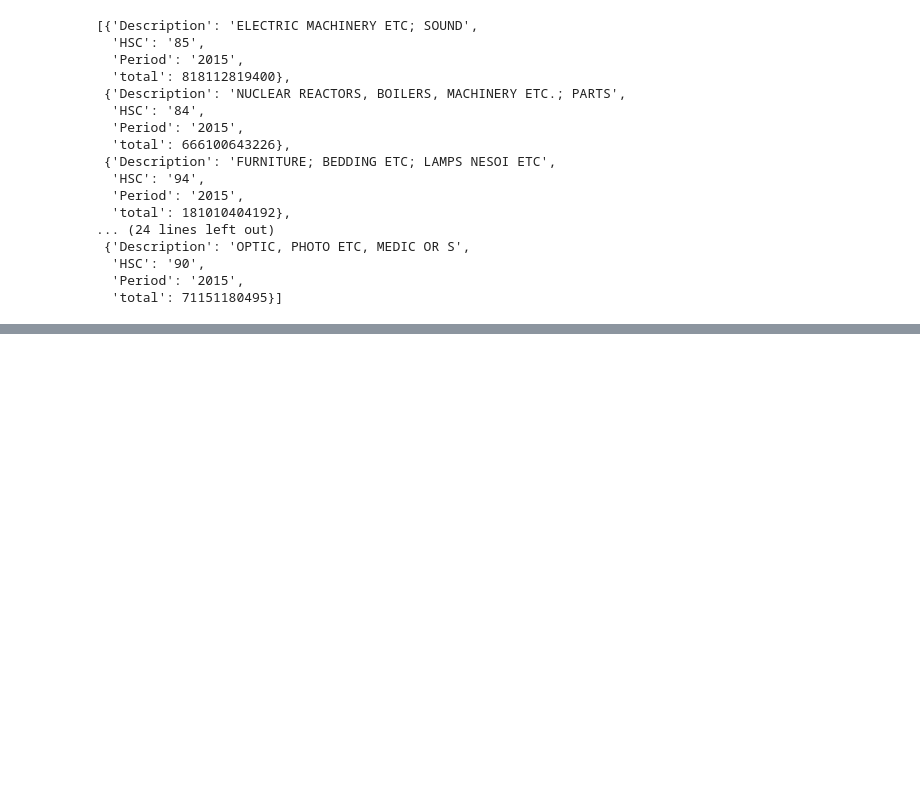
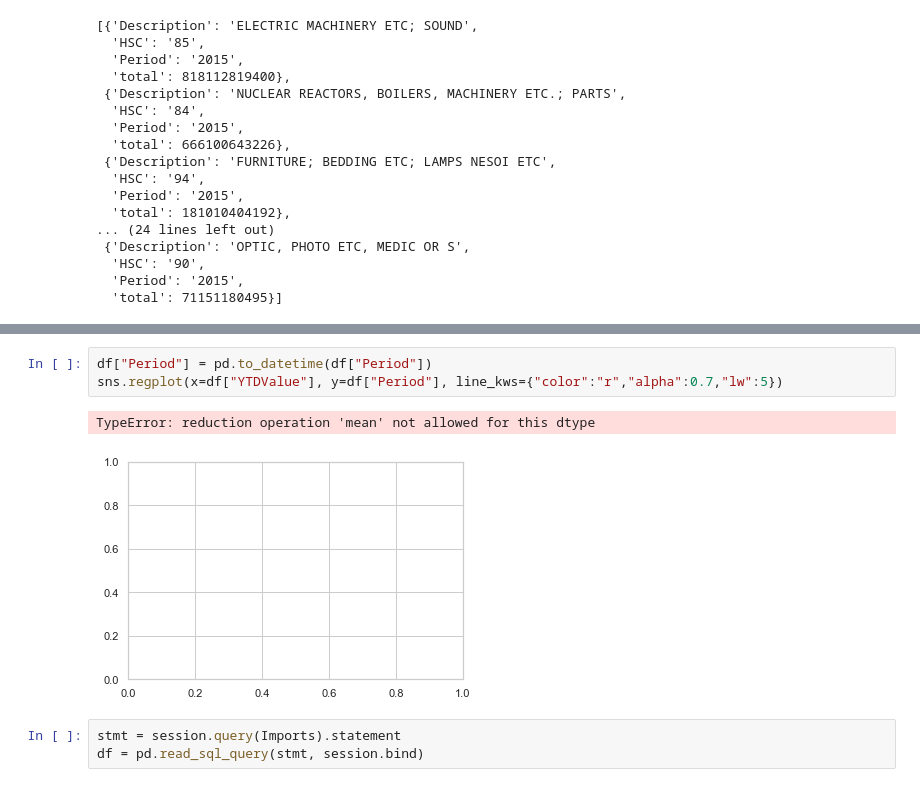
Before and after one commit to Sailendra-Mahapatra/Project2, a Jupyter notebook: Alex's Workbook/workbook.ipynb, the cells around one changed output, grey strips where cells are left out. Cells and saved outputs as stored; diff of their text form; blank space fills up the shorter version.

```diff
--- a/Alex's Workbook/workbook.ipynb
+++ b/Alex's Workbook/workbook.ipynb
@@ -494,0 +618,9 @@ data_2015.to_dict("records")
+# %%
+df["Period"] = pd.to_datetime(df["Period"])
+sns.regplot(x=df["YTDValue"], y=df["Period"], line_kws={"color":"r","alpha":0.7,"lw":5})
+# %% [output]
+TypeError: reduction operation 'mean' not allowed for this dtype
+[figure, added]
+# %%
+stmt = session.query(Imports).statement
+df = pd.read_sql_query(stmt, session.bind)
```
Also changed, not shown: parts of 41 cells of this notebook, 9 other files.
